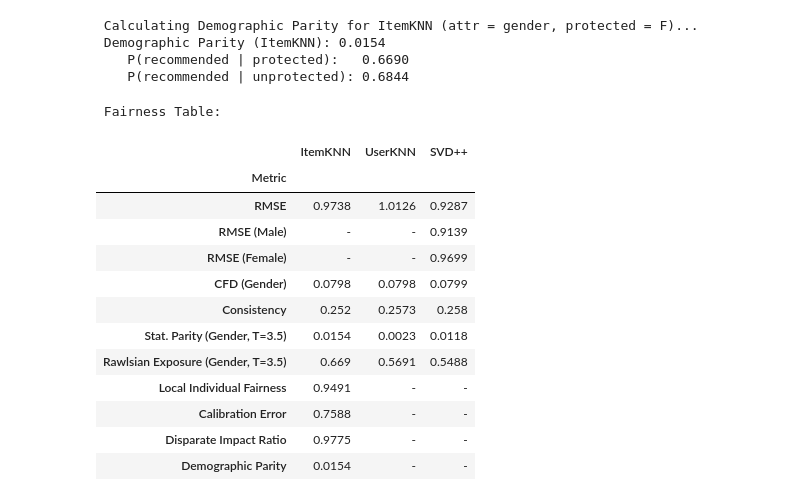
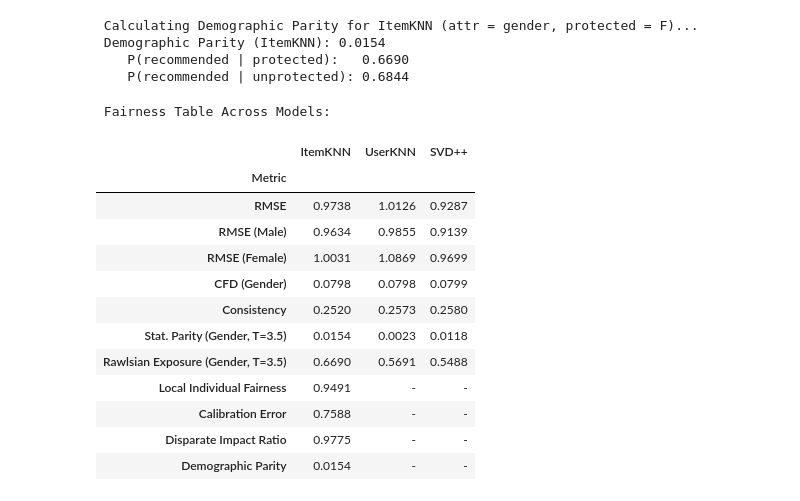
Before and after one commit to LucasvdWielen/Hyperpersonalization-Recsys-SVD-Fairness, a Jupyter notebook: Movielens/Notebooks/EDA_&_FairnessMetrics.ipynb, the cells around one changed output. Cells and saved outputs as stored; diff of their text form; code cells hidden in the pictures.

```diff
--- a/Movielens/Notebooks/EDA_&_FairnessMetrics.ipynb
+++ b/Movielens/Notebooks/EDA_&_FairnessMetrics.ipynb
@@ -1526,43 +1526,47 @@ dp_itemknn_gender = compute_demographic_parity(
     P(recommended | protected):   0.6690
     P(recommended | unprotected): 0.6844
 # %%
-# Fairness table
+# Build the DataFrame using np.nan for missing metrics
 condensed_transposed = pd.DataFrame({
     'Metric': [
         'RMSE',
         'RMSE (Male)',
         'RMSE (Female)',
         'CFD (Gender)',
         'Consistency',
         'Stat. Parity (Gender, T=3.5)',
         'Rawlsian Exposure (Gender, T=3.5)',
         'Local Individual Fairness',
         'Calibration Error',
         'Disparate Impact Ratio',
         'Demographic Parity'
     ],
-    'ItemKNN': [0.9738, '-', '-', 0.0798, 0.2520, 0.0154, 0.6690, 0.9491, 0.7588, 0.9775, 0.0154],
-    'UserKNN': [1.0126, '-', '-', 0.0798, 0.2573, 0.0023, 0.5691, '-', '-', '-', '-'],
-    'SVD++':  [0.9287, 0.9139, 0.9699, 0.0799, 0.2580, 0.0118, 0.5488, '-', '-', '-', '-']
+    'ItemKNN': [0.9738, 0.9634, 1.0031, 0.0798, 0.2520, 0.0154, 0.6690, 0.9491, 0.7588, 0.9775, 0.0154],
+    'UserKNN': [1.0126, 0.9855, 1.0869, 0.0798, 0.2573, 0.0023, 0.5691, np.nan, np.nan, np.nan, np.nan],
+    'SVD++':  [0.9287, 0.9139, 0.9699, 0.0799, 0.2580, 0.0118, 0.5488, np.nan, np.nan, np.nan, np.nan]
 })
 
-# Set metric as index
 condensed_transposed.set_index('Metric', inplace=True)
 
-# Display updated table
-print("\n Fairness Table:")
-display(condensed_transposed)
+# Format for display: keep numbers but show '-' for NaNs
+formatted_table = condensed_transposed.copy().applymap(
+    lambda x: "-" if pd.isna(x) else f"{x:.4f}"
+)
+
+# Display
+print("\n Fairness Table Across Models:")
+display(formatted_table)
 # %% [output]
- Fairness Table:
+ Fairness Table Across Models:
 |  | ItemKNN | UserKNN | SVD++ |
 | Metric |  |  |  |
 | RMSE | 0.9738 | 1.0126 | 0.9287 |
-| RMSE (Male) | - | - | 0.9139 |
-| RMSE (Female) | - | - | 0.9699 |
+| RMSE (Male) | 0.9634 | 0.9855 | 0.9139 |
+| RMSE (Female) | 1.0031 | 1.0869 | 0.9699 |
 | CFD (Gender) | 0.0798 | 0.0798 | 0.0799 |
-| Consistency | 0.252 | 0.2573 | 0.258 |
+| Consistency | 0.2520 | 0.2573 | 0.2580 |
 | Stat. Parity (Gender, T=3.5) | 0.0154 | 0.0023 | 0.0118 |
-| Rawlsian Exposure (Gender, T=3.5) | 0.669 | 0.5691 | 0.5488 |
+| Rawlsian Exposure (Gender, T=3.5) | 0.6690 | 0.5691 | 0.5488 |
 | Local Individual Fairness | 0.9491 | - | - |
 | Calibration Error | 0.7588 | - | - |
 | Disparate Impact Ratio | 0.9775 | - | - |
```
Also changed, not shown: 2 other files.
